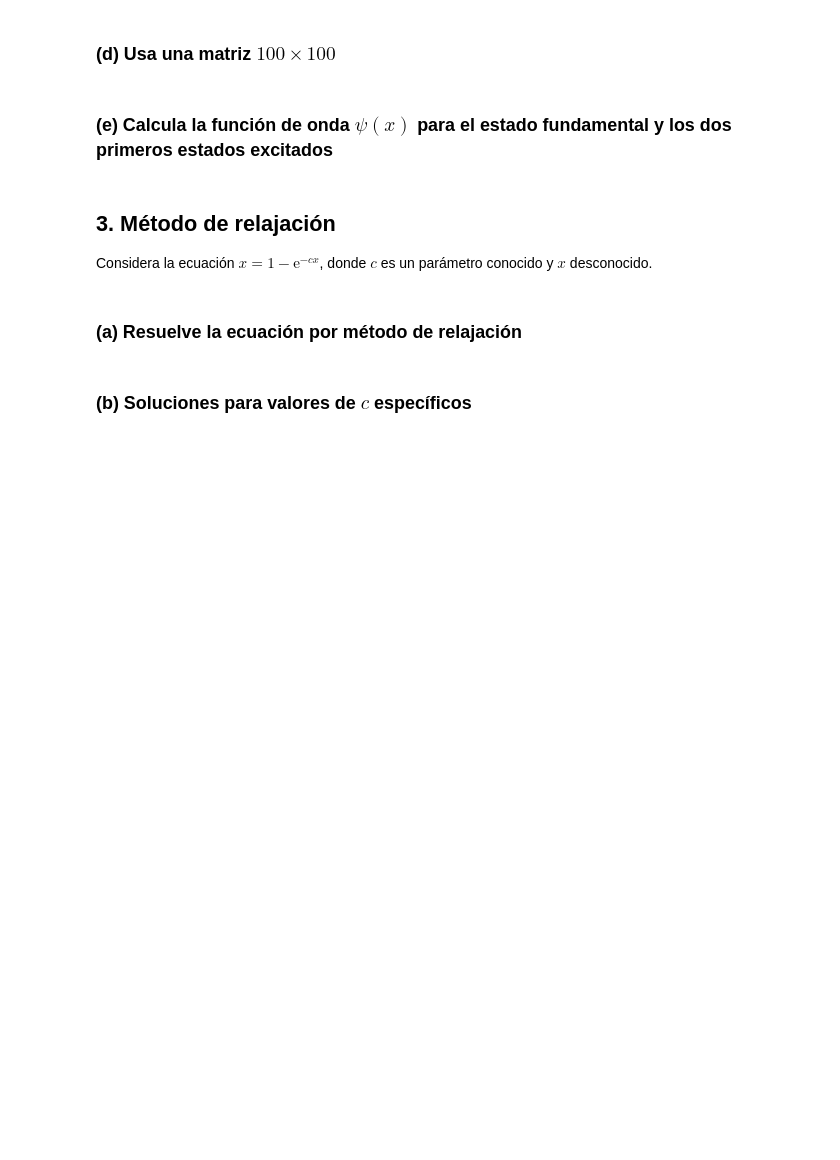
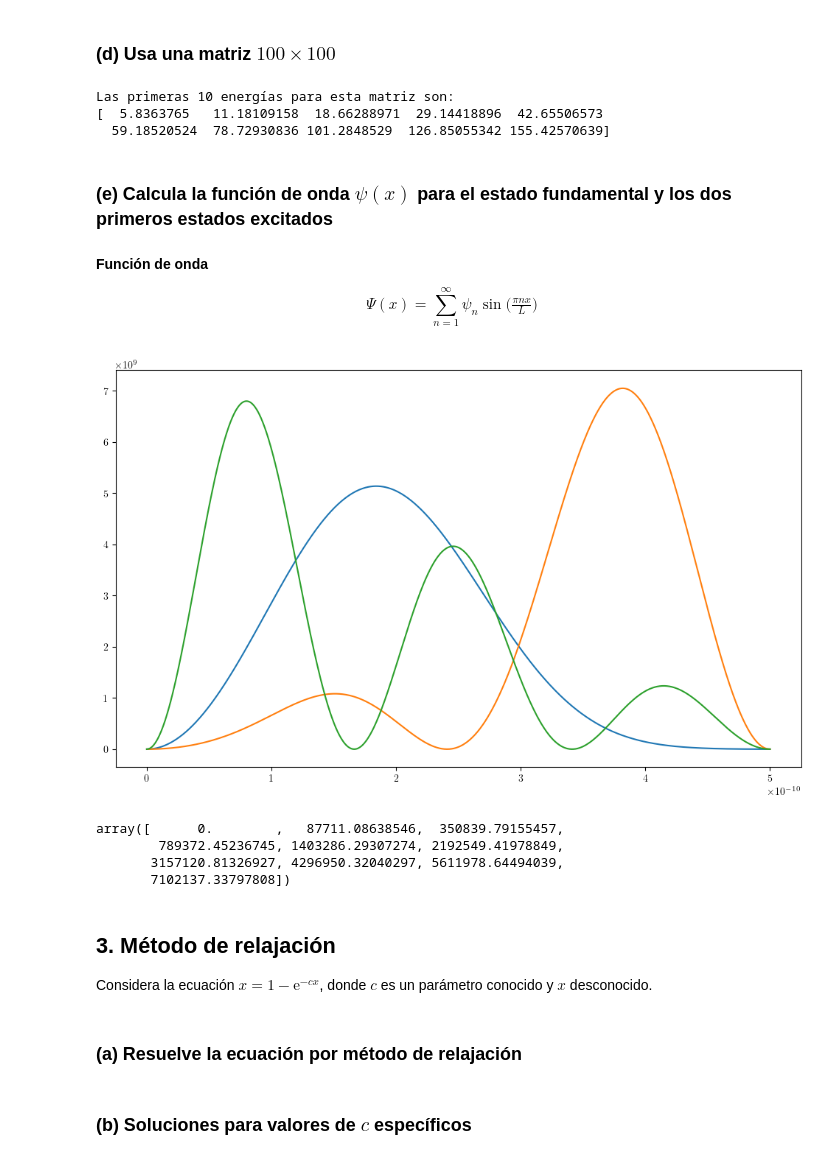
Before and after one commit to MarcosLopezM/FisicaComputacional-20251, a Jupyter notebook: Tareas/T7/TareaPractica7.ipynb, the cells around one changed output. Drawn from its saved outputs; the diff is of its cells as text; code cells hidden in the pictures; blank space fills up the shorter version.

```diff
--- a/Tareas/T7/TareaPractica7.ipynb
+++ b/Tareas/T7/TareaPractica7.ipynb
@@ -309,2 +340,21 @@ ValueError: El sistema tiene infinitas soluciones.
+# %%
+def hamiltonian_mn(m, n, L):
+    if m == n:
+        return (hbar ** 2 * np.pi ** 2 * n ** 2) / (2 * m_e * L ** 2) +  a / 2
+    elif ((m & 1) == (n & 1)):
+        return 0 # Si ambos son pares o impares
+    return -((8 * a) / (np.pi ** 2)) * ((m * n) / (m ** 2 - n ** 2) ** 2) # Uno par y otro impar
 # %% [markdown]
 <h3>(c) Calcula los valores propios de esta matriz</h3>
+# %%
+def hamiltonian_op(m, n, L):
+    H = np.zeros((m, n), float)
+
+    for i in range(m):
+        for j in range(n):
+            H[i, j] = hamiltonian_mn(i + 1, j + 1, L)
+
+    # Eigenvalores y eigenvectores
+    energias, ψ = sp.linalg.eigh(H)
+
+    return energias / c_e, ψ
@@ -311,7 +368,50 @@ ValueError: El sistema tiene infinitas soluciones.
 # %% [markdown]
 <h3>(d) Usa una matriz $100\times 100$</h3>
+# %%
+energias_100, ψ = hamiltonian_op(100, 100, L)
+
+print(f"Las primeras 10 energías para esta matriz son: \n{energias_100[0:10]}")
+# %% [output]
+Las primeras 10 energías para esta matriz son:
+[  5.8363765   11.18109158  18.66288971  29.14418896  42.65506573
+  59.18520524  78.72930836 101.2848529  126.85055342 155.42570639]
 # %% [markdown]
 <h3>(e) Calcula la función de onda $\psi(x)$ para el estado fundamental y los dos primeros estados excitados</h3>
+# %% [markdown]
+<span style="font-weight:bold">Función de onda</span>
+
+$$
+    \begin{equation*}
+        \Psi(x) = \sum_{n = 1}^{\infty} \psi_{n}\sin\bigl(\tfrac{\pi n x}{L}\bigr)
+    \end{equation*}
+$$
+# %%
+def funcion_onda_n(n, x, psi, L):
+    f_onda = 0
+    for m in range(100):
+        f_onda += np.sqrt(2 / L) * psi[n, m] * np.sin((np.pi * (m + 1) * x) / L)
+    return f_onda
+# %%
+x = np.linspace(0, L, 1000)
+ψ_0 = funcion_onda_n(0, x, ψ, L)
+ψ_1 = funcion_onda_n(1, x, ψ, L)
+ψ_2 = funcion_onda_n(2, x, ψ, L)
+# Funciones de densidad de probabilidad
+ψ_0_prob = funcion_onda_n(0, x, ψ, L) ** 2
+ψ_1_prob = funcion_onda_n(1, x, ψ, L) ** 2
+ψ_2_prob = funcion_onda_n(2, x, ψ, L) ** 2
+
+plt.figure(figsize=(12, 7))
+plt.plot(x, ψ_0_prob)
+plt.plot(x, ψ_1_prob)
+plt.plot(x, ψ_2_prob)
+plt.show()
+# %% [output]
+[figure, added]
+array([      0.        ,   87711.08638546,  350839.79155457,
+        789372.45236745, 1403286.29307274, 2192549.41978849,
+       3157120.81326927, 4296950.32040297, 5611978.64494039,
+       7102137.33797808])
 # %% [markdown]
 <h2>3. Método de relajación</h2>
 
```
Also changed, not shown: parts of 3 cells of this notebook.
